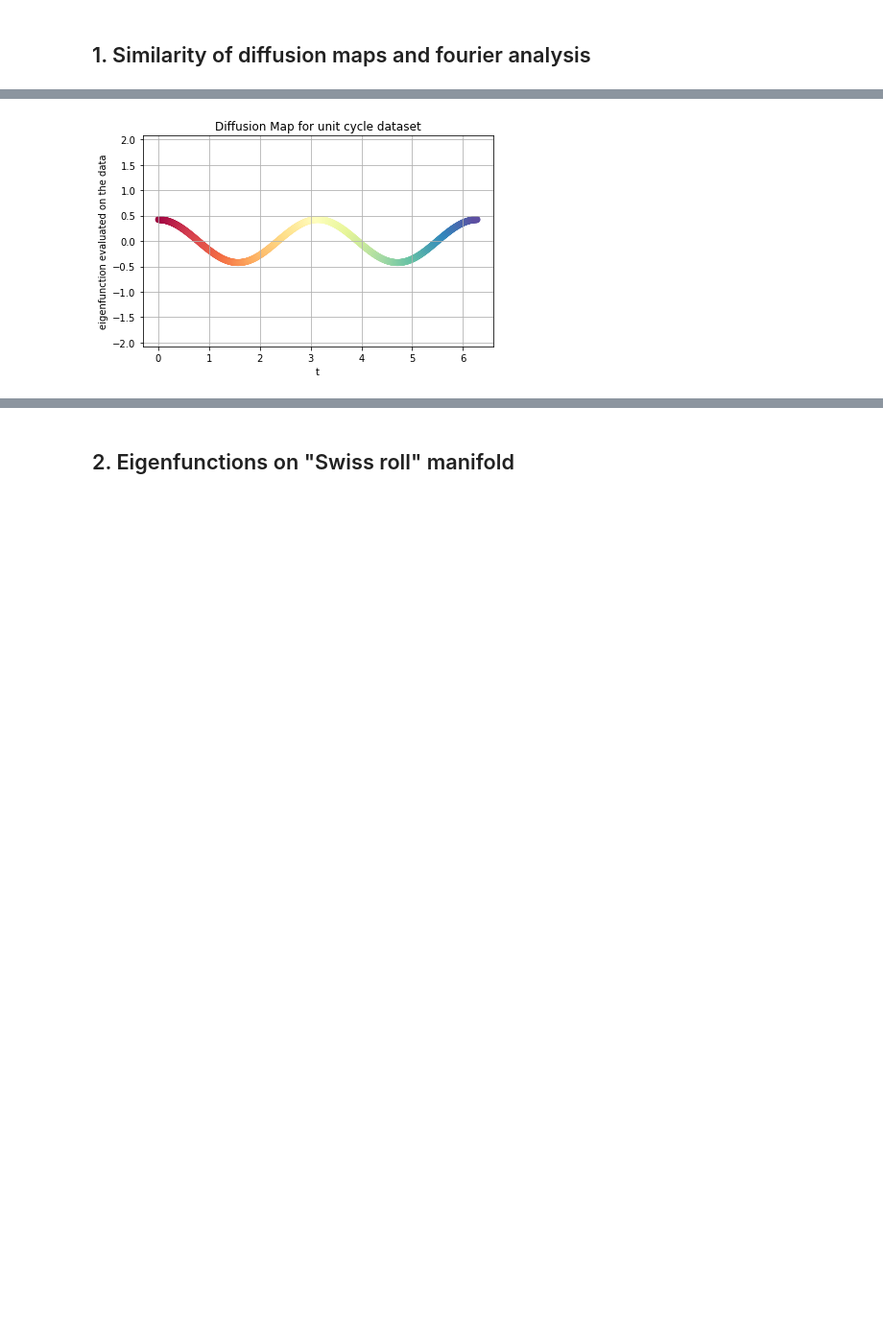
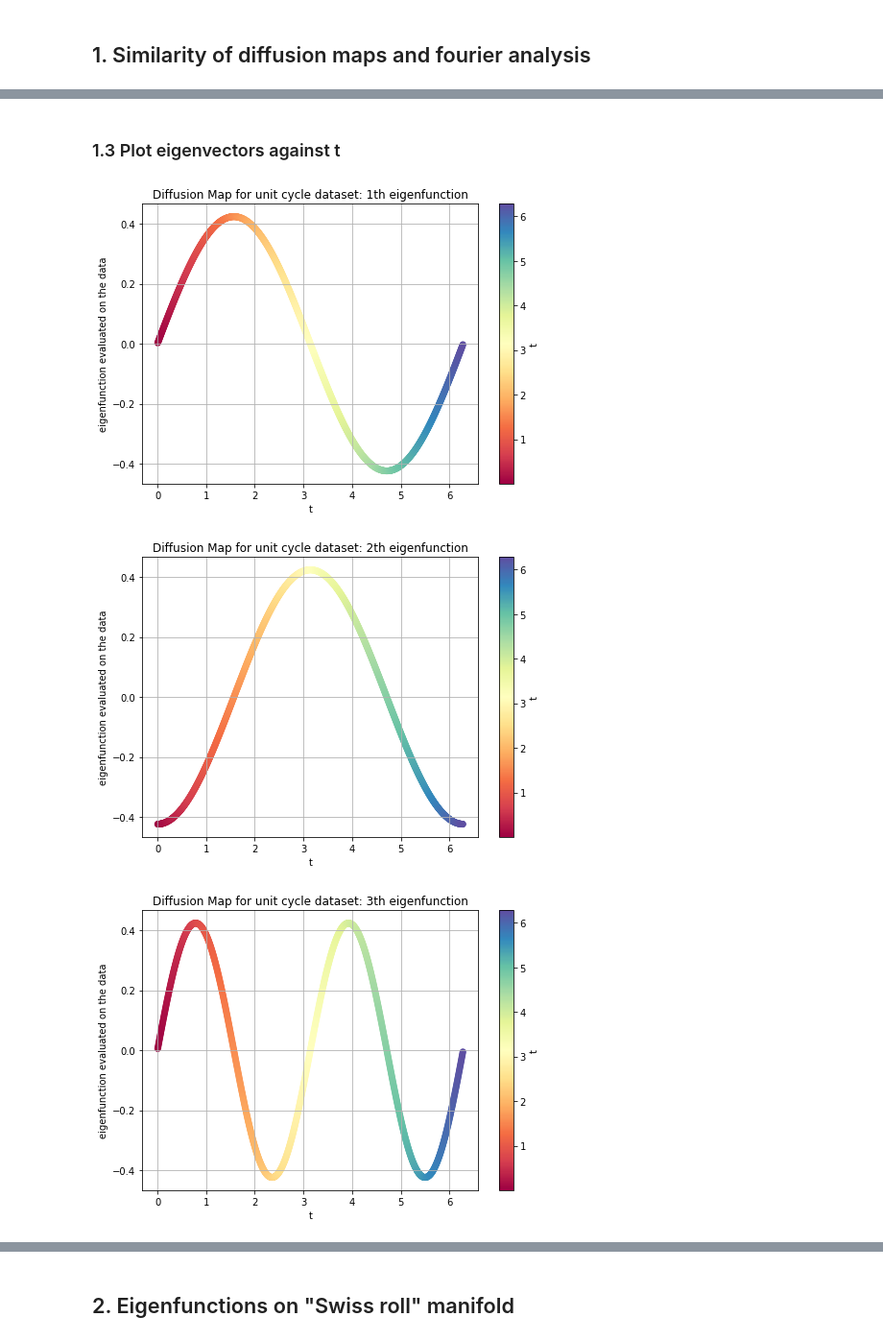
Before and after one commit to sonmikrafft-uni-MLCMS/ex4, a Jupyter notebook: task_2.ipynb, the cells around one changed output, grey strips where cells are left out. Shown at 96% size. Saved outputs shown, nothing was run; the diff lists cells and outputs as text; code cells hidden in the pictures; blank space fills up the shorter version.

```diff
--- a/task_2.ipynb
+++ b/task_2.ipynb
@@ -21,6 +54,21 @@ plot_2d_dataset(
 # %%
-eig_val, eig_vec = get_diffusion_map(X_unit_cycle, L=5)
+eig_val_circular, eig_vec_circular = get_diffusion_map(X_unit_cycle, L=5)
+# %% [markdown]
+### 1.3 Plot eigenvectors against t
 # %%
-plot_2d_dataset(t_unit_cycle, eig_vec[:, 1], x_label="t", y_label="eigenfunction evaluated on the data", title="Diffusion Map for unit cycle dataset", c=color_unit_cycle)
+l_vec = list(range(1, 6))
+for l in l_vec:
+    plot_2d_dataset(
+        t_unit_cycle,
+        eig_vec_circular[:, l],
+        x_label="t",
+        y_label="eigenfunction evaluated on the data",
+        title=f"Diffusion Map for unit cycle dataset: {l}th eigenfunction",
+        c=t_unit_cycle,
+        colorbar=True,
+        colorbar_label="t",
+    )
 # %% [output]
-[figure, old version]
+[figure, new version]
+[figure, added]
+[figure, added]
```
Also changed, not shown: parts of 18 cells of this notebook.
